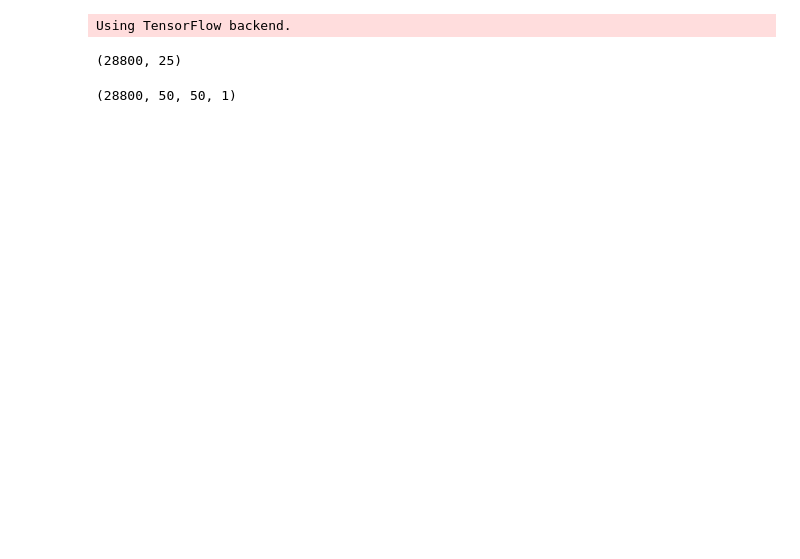
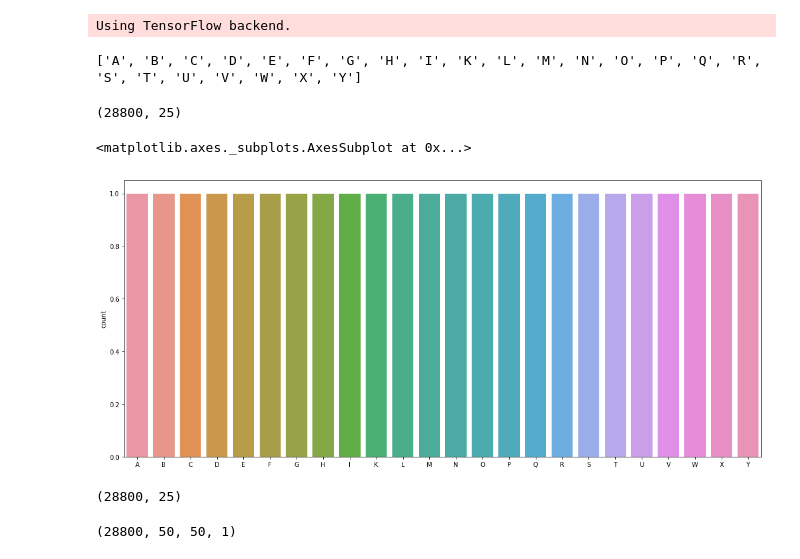
Before and after one commit to sid-1998/Sign-Language-Recognition, a Jupyter notebook: model.ipynb, the cells around one changed output. Drawn from its saved outputs; the diff is of its cells as text; code cells hidden in the pictures; blank space fills up the shorter version.

```diff
--- a/model.ipynb
+++ b/model.ipynb
@@ -42,6 +42,10 @@ dict_labels = {
     'Y':24,
 
 }
+# %%
+print(list(dict_labels.keys()))
+# %% [output]
+['A', 'B', 'C', 'D', 'E', 'F', 'G', 'H', 'I', 'K', 'L', 'M', 'N', 'O', 'P', 'Q', 'R', 'S', 'T', 'U', 'V', 'W', 'X', 'Y']
 # %%
 x, y = [], []
 for ix in gestures:
@@ -57,3 +61,6 @@ for ix in gestures:
 X = np.array(x)
 Y = np.array(y)
 Y = np_utils.to_categorical(Y)
+Y.shape
+# %% [output]
+(28800, 25)
@@ -60,3 +70,9 @@ Y = np_utils.to_categorical(Y)
+# %%
+plt.figure(figsize = (18,8))
+sns.countplot(x=list(dict_labels.keys()))
+# %% [output]
+<matplotlib.axes._subplots.AxesSubplot at 0x...>
+[figure, added]
 # %%
 Y.shape
 # %% [output]
```
Also changed, not shown: parts of 15 cells of this notebook, 4 other files.
